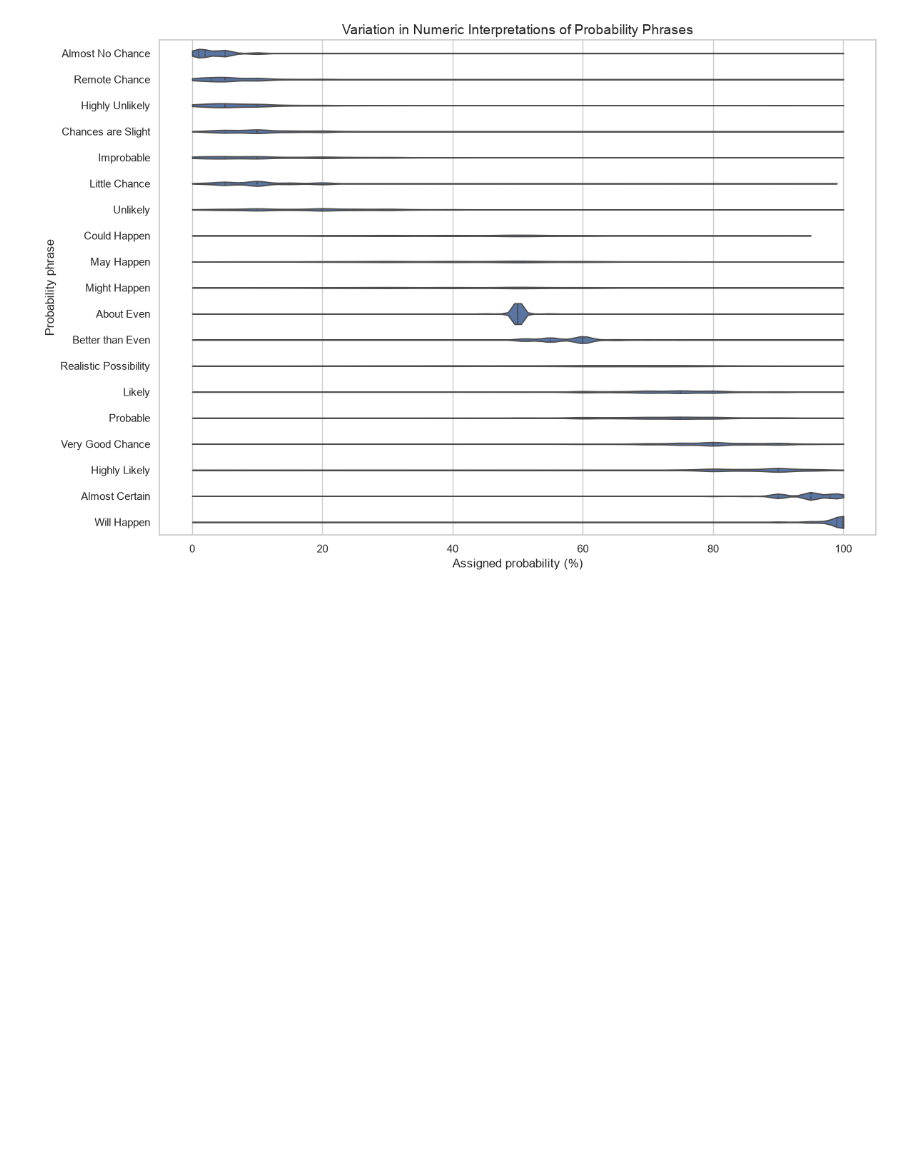
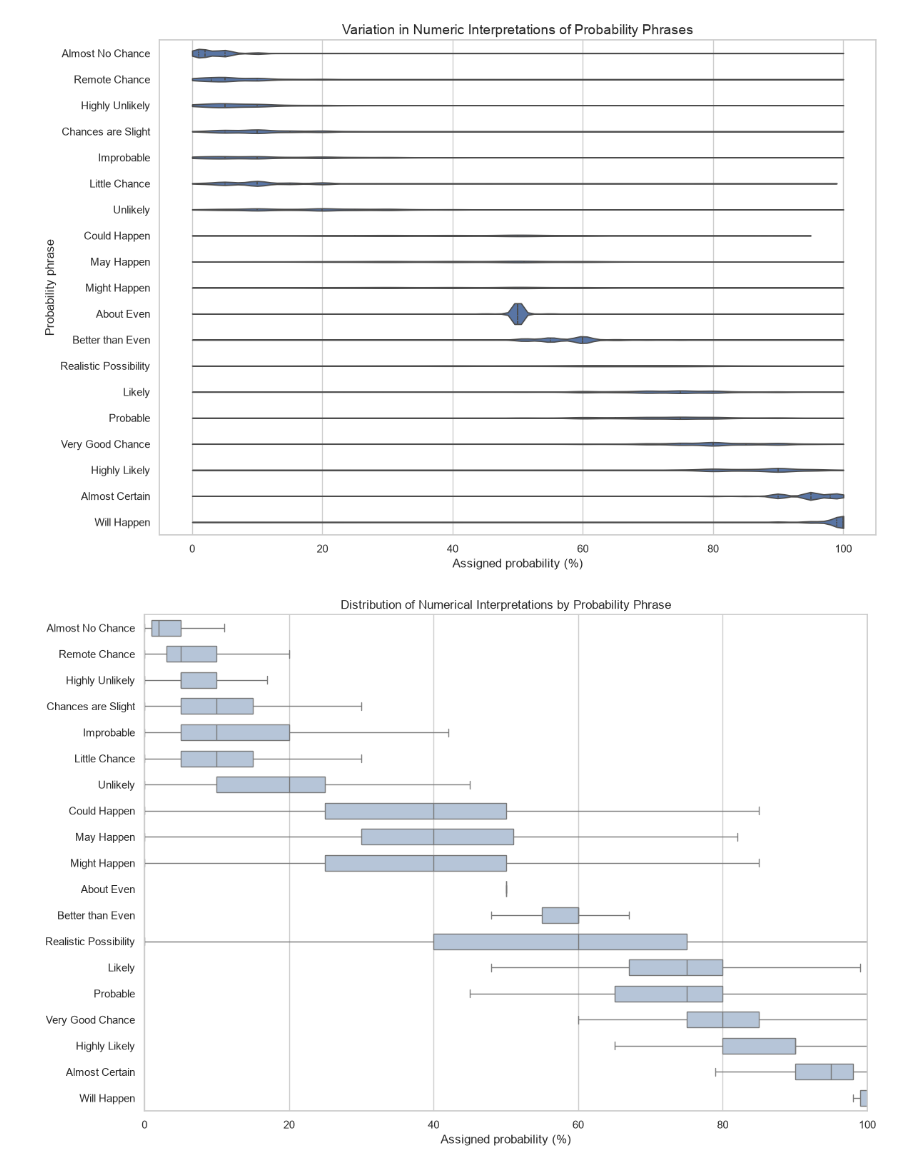
Before and after one commit to 0DF19950/likely, a Jupyter notebook: firstoverview.ipynb, the cells around one changed output. Cells and saved outputs as stored; diff of their text form; code cells hidden in the pictures; blank space fills up the shorter version.

Commit message:
Distribution of Numerical Interpretations by Probability Phrase

```diff
--- a/firstoverview.ipynb
+++ b/firstoverview.ipynb
@@ -355,3 +355,27 @@ plt.tight_layout()
 plt.show()
 # %% [output]
 [figure]
+# %%
+term_order = phrase_summary.index.tolist()
+fig, ax = plt.subplots(figsize=(12, 8))
+
+sns.boxplot(
+    data=absolute,
+    x="probability",
+    y="term",
+    order=term_order,
+    showfliers=False,
+    color="lightsteelblue",
+    width=0.6,
+    ax=ax
+)
+
+ax.set_xlim(0, 100)
+ax.set_xlabel("Assigned probability (%)")
+ax.set_ylabel("")
+ax.set_title("Distribution of Numerical Interpretations by Probability Phrase")
+
+plt.tight_layout()
+plt.show()
+# %% [output]
+[figure, added]
```
